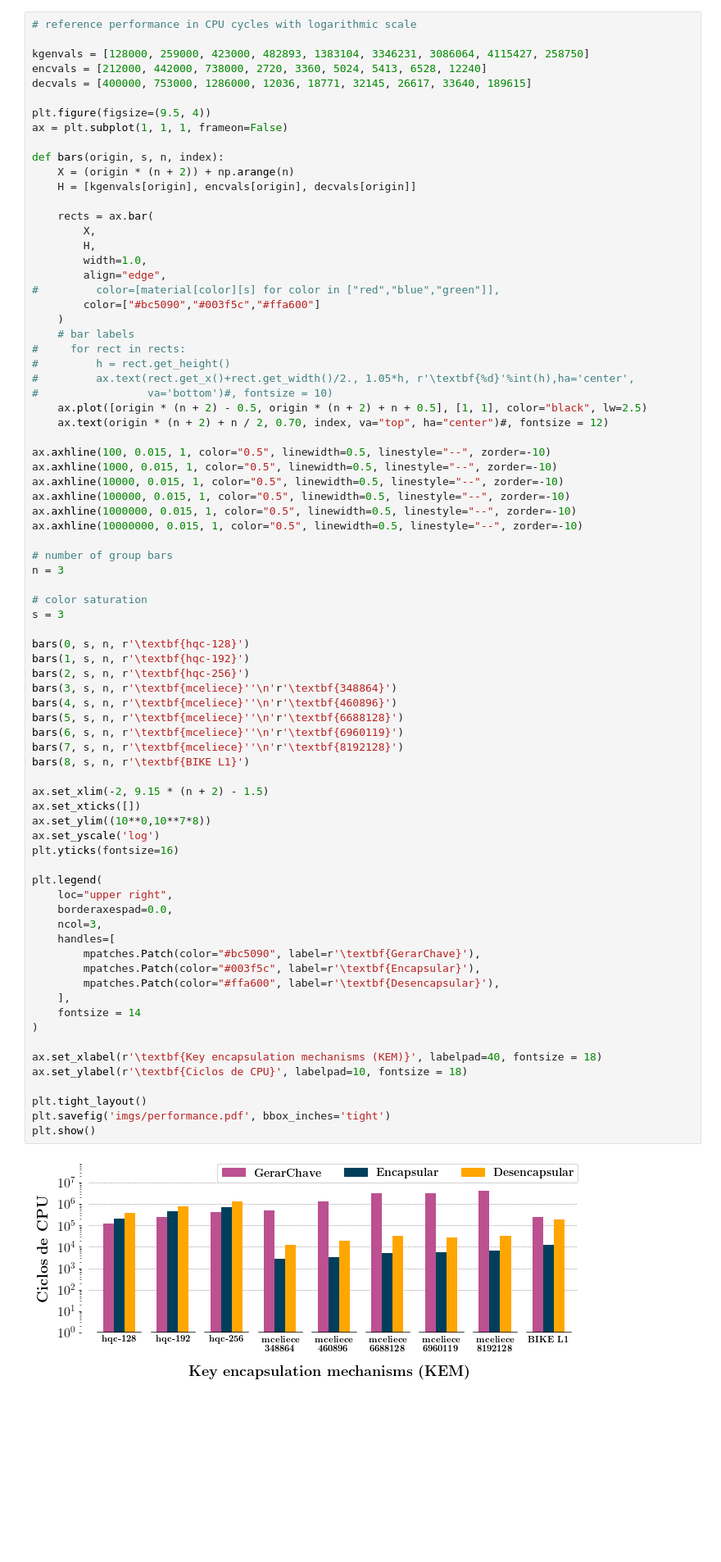
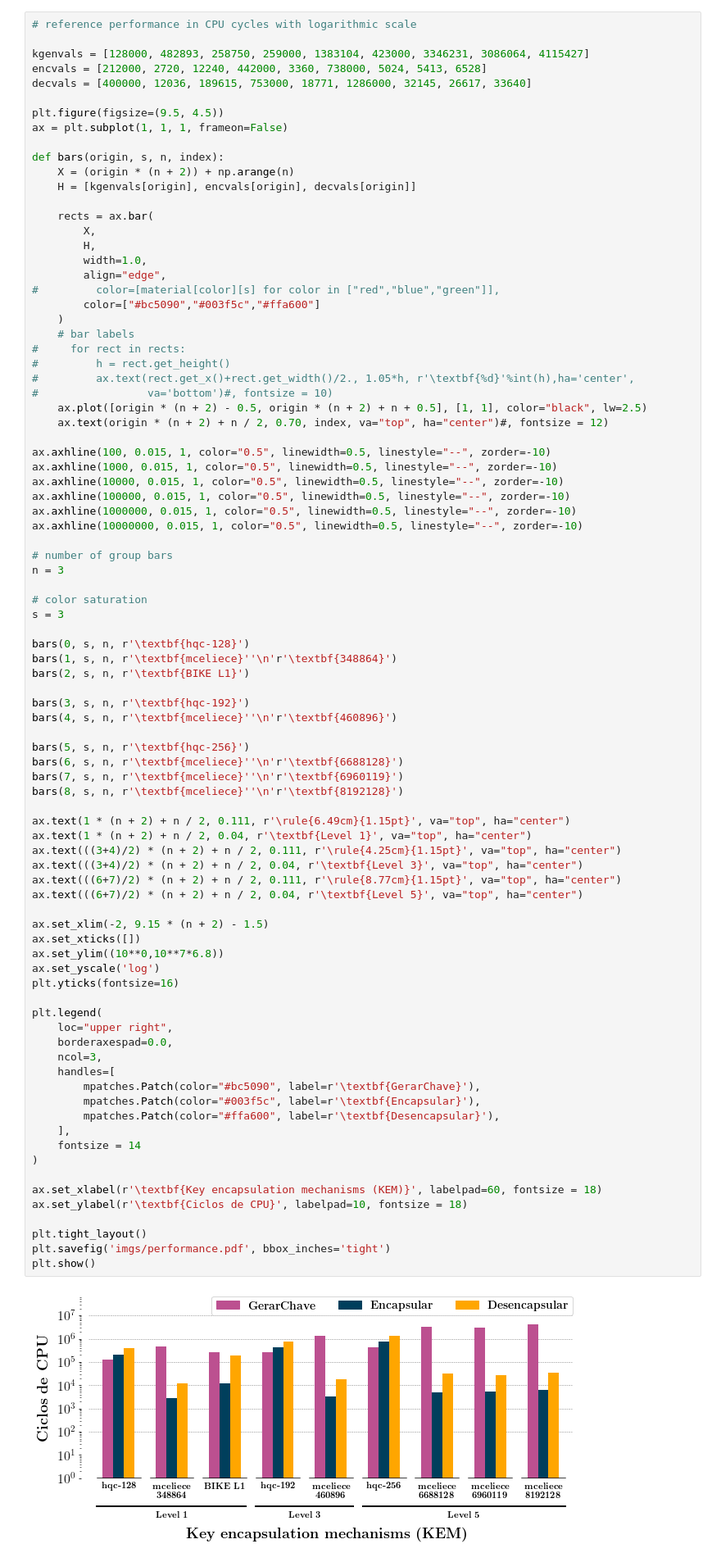
Before and after one commit to pi-etro/Post-Quantum-TLS-Benchmarking, a Jupyter notebook: data_plotter.ipynb, the cells around one changed output. Shown: that part at 82% size. Cells and saved outputs as stored; diff of their text form; blank space fills up the shorter version.

```diff
--- a/data_plotter.ipynb
+++ b/data_plotter.ipynb
@@ -466,11 +476,11 @@ plt.show()
 # %%
 # reference performance in CPU cycles with logarithmic scale
 
-kgenvals = [128000, 259000, 423000, 482893, 1383104, 3346231, 3086064, 4115427, 258750]
-encvals = [212000, 442000, 738000, 2720, 3360, 5024, 5413, 6528, 12240]
-decvals = [400000, 753000, 1286000, 12036, 18771, 32145, 26617, 33640, 189615]
+kgenvals = [128000, 482893, 258750, 259000, 1383104, 423000, 3346231, 3086064, 4115427]
+encvals = [212000, 2720, 12240, 442000, 3360, 738000, 5024, 5413, 6528]
+decvals = [400000, 12036, 189615, 753000, 18771, 1286000, 32145, 26617, 33640]
 
-plt.figure(figsize=(9.5, 4))
+plt.figure(figsize=(9.5, 4.5))
 ax = plt.subplot(1, 1, 1, frameon=False)
 
 def bars(origin, s, n, index):
@@ -505,43 +515,52 @@ n = 3
 
 # color saturation
 s = 3
 
 bars(0, s, n, r'\textbf{hqc-128}')
-bars(1, s, n, r'\textbf{hqc-192}')
-bars(2, s, n, r'\textbf{hqc-256}')
-bars(3, s, n, r'\textbf{mceliece}''\n'r'\textbf{348864}')
+bars(1, s, n, r'\textbf{mceliece}''\n'r'\textbf{348864}')
+bars(2, s, n, r'\textbf{BIKE L1}')
+
+bars(3, s, n, r'\textbf{hqc-192}')
 bars(4, s, n, r'\textbf{mceliece}''\n'r'\textbf{460896}')
-bars(5, s, n, r'\textbf{mceliece}''\n'r'\textbf{6688128}')
-bars(6, s, n, r'\textbf{mceliece}''\n'r'\textbf{6960119}')
-bars(7, s, n, r'\textbf{mceliece}''\n'r'\textbf{8192128}')
-bars(8, s, n, r'\textbf{BIKE L1}')
+
+bars(5, s, n, r'\textbf{hqc-256}')
+bars(6, s, n, r'\textbf{mceliece}''\n'r'\textbf{6688128}')
+bars(7, s, n, r'\textbf{mceliece}''\n'r'\textbf{6960119}')
+bars(8, s, n, r'\textbf{mceliece}''\n'r'\textbf{8192128}')
+
+ax.text(1 * (n + 2) + n / 2, 0.111, r'\rule{6.49cm}{1.15pt}', va="top", ha="center")
+ax.text(1 * (n + 2) + n / 2, 0.04, r'\textbf{Level 1}', va="top", ha="center")
+ax.text(((3+4)/2) * (n + 2) + n / 2, 0.111, r'\rule{4.25cm}{1.15pt}', va="top", ha="center")
+ax.text(((3+4)/2) * (n + 2) + n / 2, 0.04, r'\textbf{Level 3}', va="top", ha="center")
+ax.text(((6+7)/2) * (n + 2) + n / 2, 0.111, r'\rule{8.77cm}{1.15pt}', va="top", ha="center")
+ax.text(((6+7)/2) * (n + 2) + n / 2, 0.04, r'\textbf{Level 5}', va="top", ha="center")
 
 ax.set_xlim(-2, 9.15 * (n + 2) - 1.5)
 ax.set_xticks([])
-ax.set_ylim((10**0,10**7*8))
+ax.set_ylim((10**0,10**7*6.8))
 ax.set_yscale('log')
 plt.yticks(fontsize=16)
 
 plt.legend(
     loc="upper right",
     borderaxespad=0.0,
     ncol=3,
     handles=[
         mpatches.Patch(color="#bc5090", label=r'\textbf{GerarChave}'),
         mpatches.Patch(color="#003f5c", label=r'\textbf{Encapsular}'),
         mpatches.Patch(color="#ffa600", label=r'\textbf{Desencapsular}'),
     ],
     fontsize = 14
 )
 
-ax.set_xlabel(r'\textbf{Key encapsulation mechanisms (KEM)}', labelpad=40, fontsize = 18)
+ax.set_xlabel(r'\textbf{Key encapsulation mechanisms (KEM)}', labelpad=60, fontsize = 18)
 ax.set_ylabel(r'\textbf{Ciclos de CPU}', labelpad=10, fontsize = 18)
 
 plt.tight_layout()
 plt.savefig('imgs/performance.pdf', bbox_inches='tight')
 plt.show()
 # %% [output]
-[figure, old version]
+[figure, new version]
 # %% [markdown]
 ## Directory cleanup
 # %%
```
Also changed, not shown: parts of 2 cells of this notebook, 3 other files.
